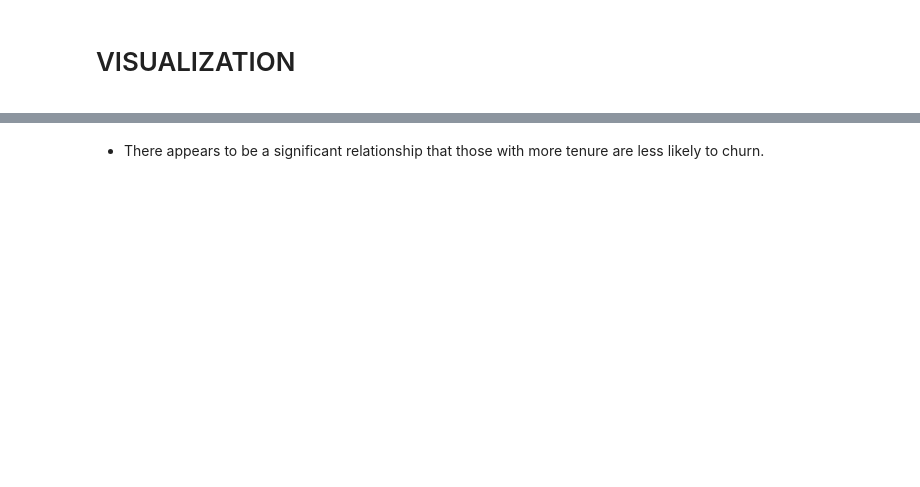
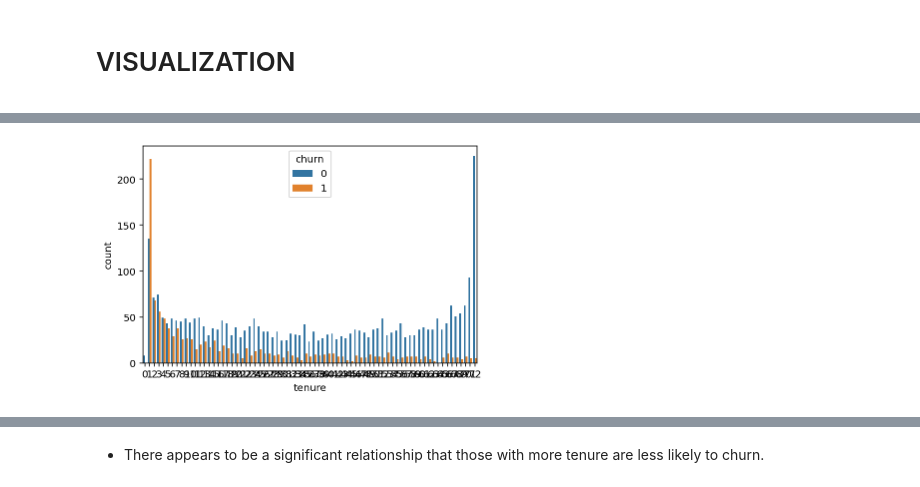
Before and after one commit to QMCBT-JustinEvans/project-1_telco, a Jupyter notebook: telco_draft_project.ipynb, the cells around one changed output, grey strips where cells are left out. Saved outputs shown, nothing was run; the diff lists cells and outputs as text; code cells hidden in the pictures; blank space fills up the shorter version.

```diff
--- a/telco_draft_project.ipynb
+++ b/telco_draft_project.ipynb
@@ -681,5 +906,5 @@ df.columns
 </div>
 # %%
 # use predefined function to split data for train, validate, and test
-target = 'churn_encoded'
+target = 'churn'
 train_df, validate_df, test_df = w.split(df, target)
@@ -724,6 +1027,8 @@ plt.show()
 # %%
 # count plot on two categorical variable
-sns.countplot(x ='tenure', hue = "churn_encoded", data = train_df)#, palette = "Set2")
+sns.countplot(x ='tenure', hue = "churn", data = train_df)#, palette = "Set2")
 
 # Show the plot
 plt.show()
+# %% [output]
+[figure, added]
```
Also changed, not shown: parts of 220 cells of this notebook, 7 other files.
